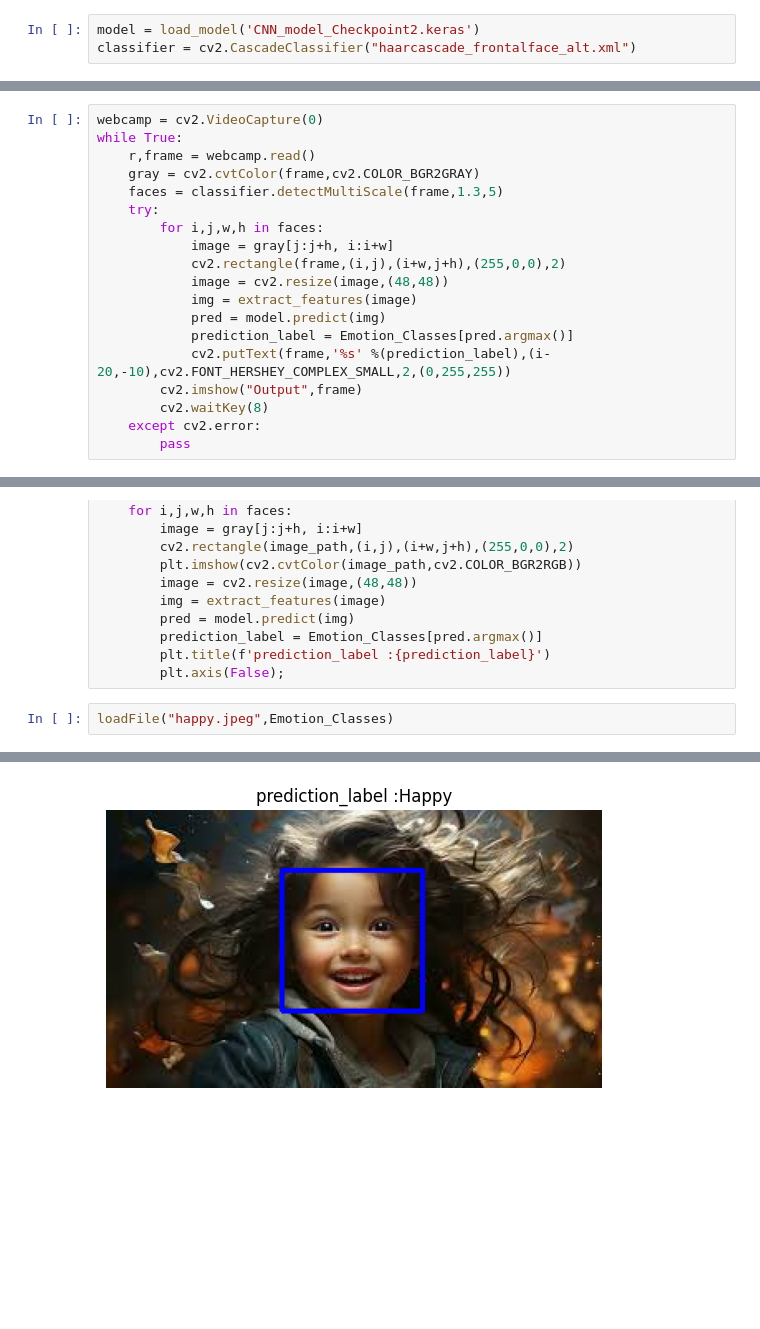
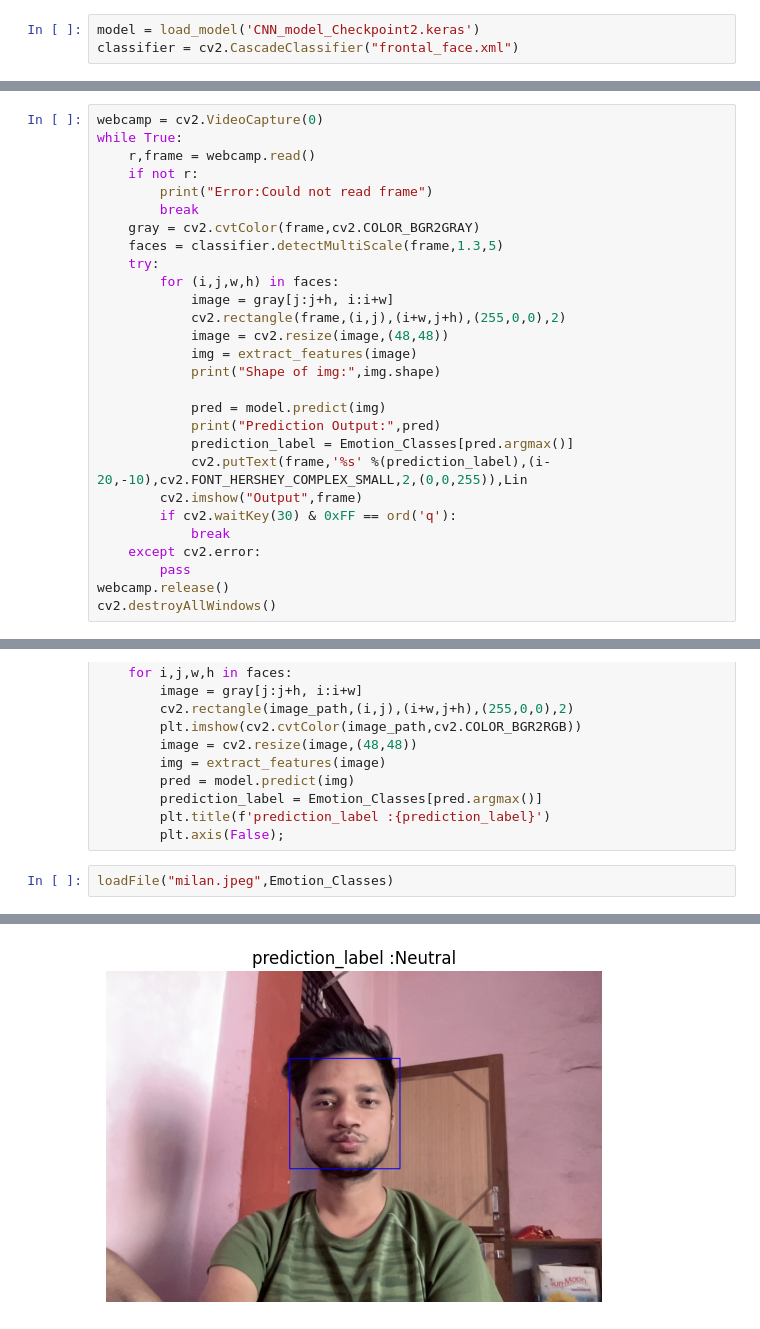
Before and after one commit to milan0122/Emotion_based_Music_recommender, a Jupyter notebook: notebook/Face_Recog_model.ipynb, the cells around one changed output, grey strips where cells are left out. Cells and saved outputs as stored; diff of their text form; blank space fills up the shorter version.

```diff
--- a/notebook/Face_Recog_model.ipynb
+++ b/notebook/Face_Recog_model.ipynb
@@ -5,7 +5,7 @@ from tensorflow.keras.models import load_model
 import numpy as np
 # %%
 model = load_model('CNN_model_Checkpoint2.keras')
-classifier = cv2.CascadeClassifier("haarcascade_frontalface_alt.xml")
+classifier = cv2.CascadeClassifier("frontal_face.xml")
 # %%
 #augmentation
 def extract_features(image):
@@ -24,18 +24,27 @@ Emotion_Classes = ['Angry',
 webcamp = cv2.VideoCapture(0)
 while True:
     r,frame = webcamp.read()
+    if not r:
+        print("Error:Could not read frame")
+        break
     gray = cv2.cvtColor(frame,cv2.COLOR_BGR2GRAY)
     faces = classifier.detectMultiScale(frame,1.3,5)
     try:
-        for i,j,w,h in faces:
+        for (i,j,w,h) in faces:
             image = gray[j:j+h, i:i+w]
             cv2.rectangle(frame,(i,j),(i+w,j+h),(255,0,0),2)
             image = cv2.resize(image,(48,48))
             img = extract_features(image)
+            print("Shape of img:",img.shape)
+
             pred = model.predict(img)
+            print("Prediction Output:",pred)
             prediction_label = Emotion_Classes[pred.argmax()]
-            cv2.putText(frame,'%s' %(prediction_label),(i-20,-10),cv2.FONT_HERSHEY_COMPLEX_SMALL,2,(0,255,255))
+            cv2.putText(frame,'%s' %(prediction_label),(i-20,-10),cv2.FONT_HERSHEY_COMPLEX_SMALL,2,(0,0,255)),Lin
         cv2.imshow("Output",frame)
-        cv2.waitKey(8)
+        if cv2.waitKey(30) & 0xFF == ord('q'):
+            break
     except cv2.error:
         pass
+webcamp.release()
+cv2.destroyAllWindows()
@@ -56,5 +83,5 @@ def loadFile(filename,class_name):
         plt.title(f'prediction_label :{prediction_label}')
         plt.axis(False);
 # %%
-loadFile("happy.jpeg",Emotion_Classes)
+loadFile("milan.jpeg",Emotion_Classes)
 # %% [output]
@@ -62 +89 @@ loadFile("happy.jpeg",Emotion_Classes)
-[figure, old version]
+[figure, new version]
```
Also changed, not shown: parts of 4 cells of this notebook.
